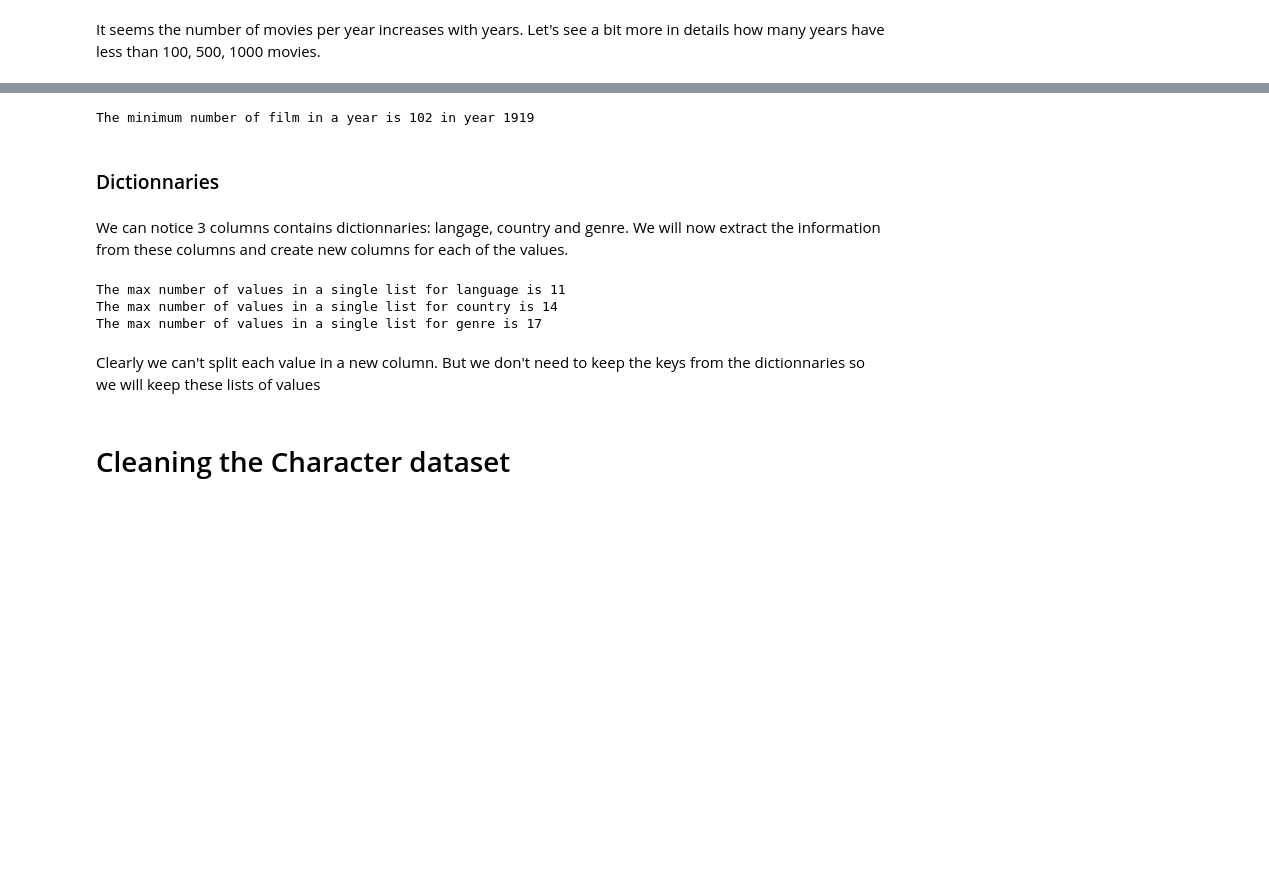
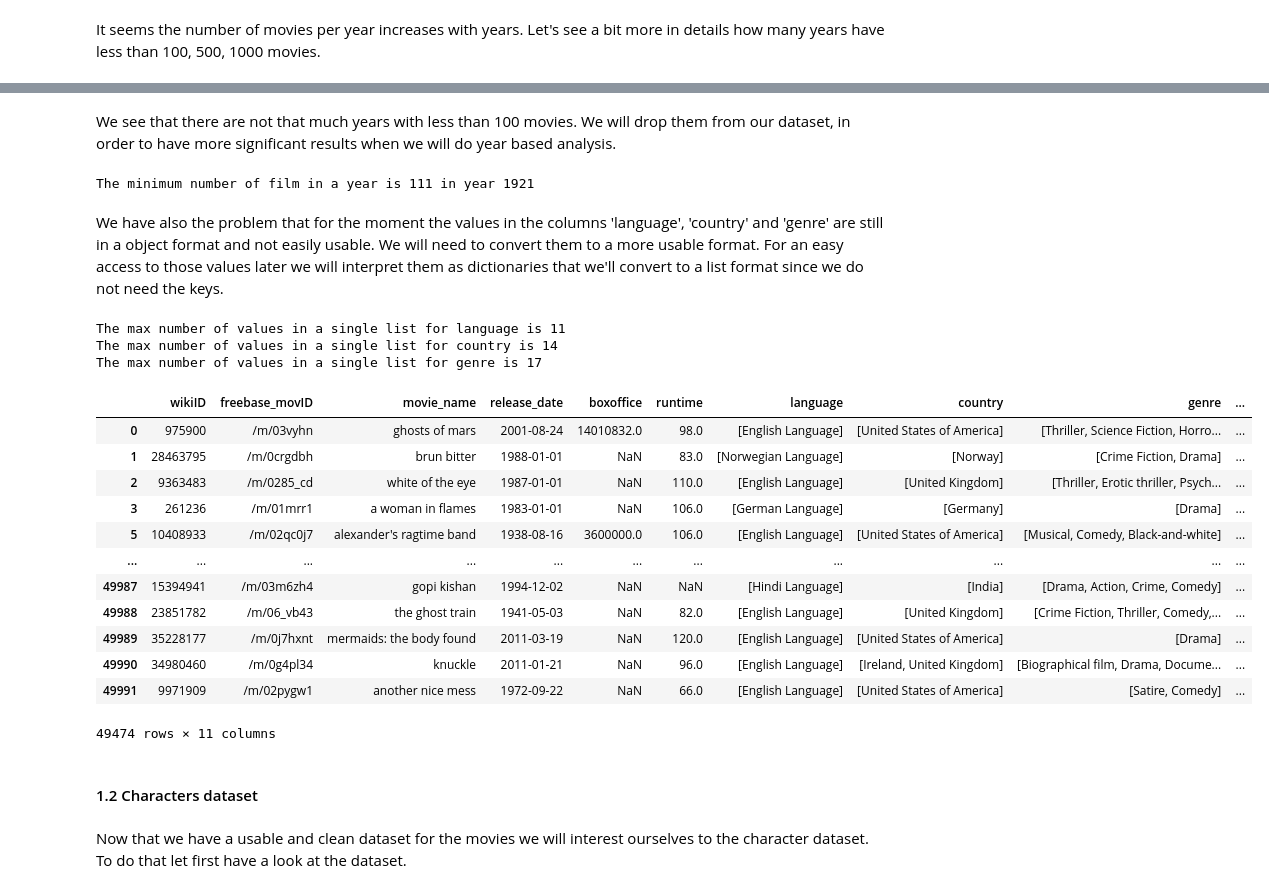
Before and after one commit to epfl-ada/ada-2023-project-lasempanadas, a Jupyter notebook: project_milestone_2.ipynb, the cells around one changed output, grey strips where cells are left out. Cells and saved outputs as stored; diff of their text form; code cells hidden in the pictures; blank space fills up the shorter version.

```diff
--- a/project_milestone_2.ipynb
+++ b/project_milestone_2.ipynb
@@ -141,34 +213,43 @@ There are not a lot of films with less than 100 movies per year. We will remove
+# %% [markdown]
+We see that there are not that much years with less than 100 movies. We will drop them from our dataset, in order to have more significant results when we will do year based analysis.
 # %%
-#In the original CMU dataset remove the rows with release year with less than 100 films
-
+# In the original CMU dataset remove the rows with release year with less than 100 films
 years_to_remove = grouped_year[grouped_year['number_films'] < 100]['release_date'].tolist()
-cmu_movies = cmu_movies[~cmu_movies.release_date.dt.year.isin(years_to_remove)]
+cmu_movies = cmu_movies[~cmu_movies.release_date.dt.year.isin(years_to_remove)].copy()
 
 
-#test if the rows have been removed
+# Test if the rows have been removed
 print(f'The minimum number of film in a year is {cmu_movies.release_date.dt.year.value_counts().min()} in year {cmu_movies.release_date.dt.year.value_counts().idxmin()}')
 # %% [output]
-The minimum number of film in a year is 102 in year 1919
+The minimum number of film in a year is 111 in year 1921
-# %% [markdown]
-### Dictionnaries
-# %% [markdown]
-We can notice 3 columns contains dictionnaries: langage, country and genre. We will now extract the information from these columns and create new columns for each of the values.
+# %% [markdown]
+We have also the problem that for the moment the values in the columns 'language', 'country' and 'genre' are still in a object format and not easily usable. We will need to convert them to a more usable format. For an easy access to those values later we will interpret them as dictionaries that we'll convert to a list format since we do not need the keys.
 # %%
-#Split the dictionnary values into list:
-
-cmu_movies['language'] = cmu_movies['language'].apply(lambda x: list(ast.literal_eval(x).values())) #we use ast.literal_eval to convert the string into a dictionnary since if we directly use x.values() it return empty list
+# Transform the object dtype into list of values:
+# We use ast.literal_eval to interpret the string as a dictionnaries, we take only their values and we convert it to a list
+cmu_movies['language'] = cmu_movies['language'].apply(lambda x: list(ast.literal_eval(x).values()))
 cmu_movies['country'] = cmu_movies['country'].apply(lambda x: list(ast.literal_eval(x).values()))
 cmu_movies['genre'] = cmu_movies['genre'].apply(lambda x: list(ast.literal_eval(x).values()))
 
-#Check the max number of values in each list (i.e. the max number of languages, countries and genres for a movie)
+# Check the max number of values in each list (i.e. the max number of languages, countries and genres for a movie)
 print(f'The max number of values in a single list for language is {cmu_movies["language"].apply(len).max()}')
 print(f'The max number of values in a single list for country is {cmu_movies["country"].apply(len).max()}')
 print(f'The max number of values in a single list for genre is {cmu_movies["genre"].apply(len).max()}')
+cmu_movies
 # %% [output]
 The max number of values in a single list for language is 11
 The max number of values in a single list for country is 14
 The max number of values in a single list for genre is 17
+|  | wikiID | freebase_movID | movie_name | release_date | boxoffice | runtime | language | country | genre | ... |
+| 0 | 975900 | /m/03vyhn | ghosts of mars | 2001-08-24 | 14010832.0 | 98.0 | [English Language] | [United States of America] | [Thriller, Science Fiction, Horro... | ... |
+| 1 | 28463795 | /m/0crgdbh | brun bitter | 1988-01-01 | NaN | 83.0 | [Norwegian Language] | [Norway] | [Crime Fiction, Drama] | ... |
+| 2 | 9363483 | /m/0285_cd | white of the eye | 1987-01-01 | NaN | 110.0 | [English Language] | [United Kingdom] | [Thriller, Erotic thriller, Psych... | ... |
+| 3 | 261236 | /m/01mrr1 | a woman in flames | 1983-01-01 | NaN | 106.0 | [German Language] | [Germany] | [Drama] | ... |
+| 5 | 10408933 | /m/02qc0j7 | alexander's ragtime band | 1938-08-16 | 3600000.0 | 106.0 | [English Language] | [United States of America] | [Musical, Comedy, Black-and-white] | ... |
+| ... | ... | ... | ... | ... | ... | ... | ... | ... | ... | ... |
+| 49987 | 15394941 | /m/03m6zh4 | gopi kishan | 1994-12-02 | NaN | NaN | [Hindi Language] | [India] | [Drama, Action, Crime, Comedy] | ... |
+| 49988 | 23851782 | /m/06_vb43 | the ghost train | 1941-05-03 | NaN | 82.0 | [English Language] | [United Kingdom] | [Crime Fiction, Thriller, Comedy,... | ... |
+| 49989 | 35228177 | /m/0j7hxnt | mermaids: the body found | 2011-03-19 | NaN | 120.0 | [English Language] | [United States of America] | [Drama] | ... |
+| 49990 | 34980460 | /m/0g4pl34 | knuckle | 2011-01-21 | NaN | 96.0 | [English Language] | [Ireland, United Kingdom] | [Biographical film, Drama, Docume... | ... |
+| 49991 | 9971909 | /m/02pygw1 | another nice mess | 1972-09-22 | NaN | 66.0 | [English Language] | [United States of America] | [Satire, Comedy] | ... |
+49474 rows × 11 columns
-# %% [markdown]
-Clearly we can't split each value in a new column. But we don't need to keep the keys from the dictionnaries so we will keep these lists of values
-# %% [markdown]
-# Cleaning the Character dataset
@@ -183,0 +256,4 @@ actor_movie.reset_index(inplace=True)
+# %% [markdown]
+#### 1.2 Characters dataset
+# %% [markdown]
+Now that we have a usable and clean dataset for the movies we will interest ourselves to the character dataset. To do that let first have a look at the dataset.
```
Also changed, not shown: parts of 58 cells of this notebook.
